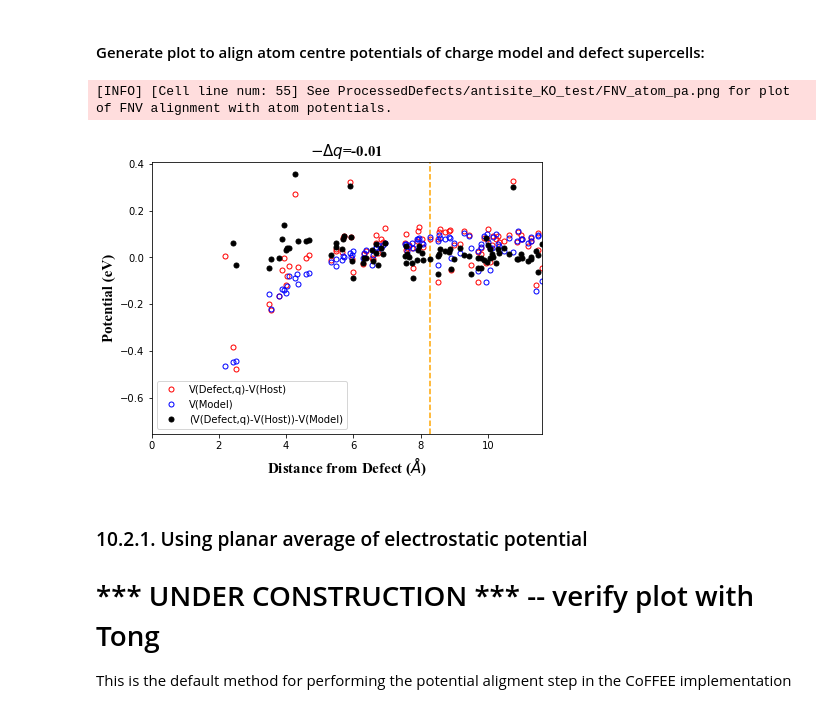
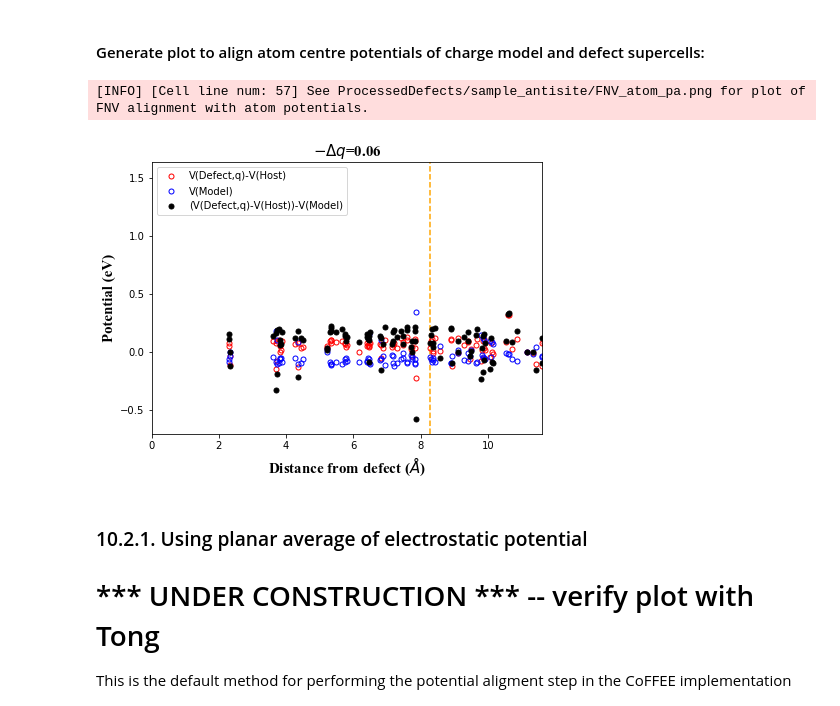
Before and after one commit to skw32/DefectCorrectionsNotebook, a Jupyter notebook: DefectCorrectionsNotebook.ipynb, the cells around one changed output. Cells and saved outputs as stored; diff of their text form; code cells hidden in the pictures.

```diff
--- a/DefectCorrectionsNotebook.ipynb
+++ b/DefectCorrectionsNotebook.ipynb
@@ -126,13 +126,13 @@ path_to_all_defects = receive_parameter(path_to_all_defects = './sample_data')
 # Outputs from FHI-aims calculation: dir with data for perfect host supercell
 path_to_host = receive_parameter(path_to_host = './sample_data/perfect')
 # Choose name for directory (dir) to store output files for defect currently being processed
-defect_outputs_dir = receive_parameter(defect_outputs_dir = 'antisite_KO_test')
+defect_outputs_dir = receive_parameter(defect_outputs_dir = 'sample_antisite')
 # Outputs from FHI-aims calculation: dir with defect you want to perform correction for
 path_to_defect = receive_parameter(path_to_defect = './sample_data/charged_antisite')
 # Outputs from FHI-aims calculation: dir with neutral version of defect you want to correct
 path_to_neutral = receive_parameter(path_to_neutral = './sample_data/neutral_antisite')
 # Enter charge state of defect you want to perform the correction for
-defect_charge = receive_parameter(defect_charge = +1)
+defect_charge = receive_parameter(defect_charge = -1)
 
 # Options to calculate E_corr with LZ and/ or FNV schemes
 LZ = receive_parameter(LZ = True)
@@ -478,17 +484,17 @@ if FNV == True:
     all_distances_to_boundaries = []
     for geom_file in glob.glob(os.path.join(path_to_all_defects,'**/geometry.in'), recursive=True):
         if not os.path.samefile(geom_file, host_geom):
-            defect_coords = dsa.read_atom_coords(geom_file)
-            defect_type = dsa.find_defect_type(host_coords, defect_coords)
+            defect_coords_tmp = dsa.read_atom_coords(geom_file)
+            defect_type_tmp = dsa.find_defect_type(host_coords, defect_coords)
             if (defect_type == 'vacancy'):
-                species_vac, defect_x, defect_y, defect_z, defect_line = dsa.vacancy_coords(host_coords, defect_coords)
+                species_vac_tmp, defect_x_tmp, defect_y_tmp, defect_z_tmp, defect_line_tmp = dsa.vacancy_coords(host_coords, defect_coords)
             elif (defect_type == 'interstitial'):
-                species_int, defect_x, defect_y, defect_z, defect_line = dsa.interstitial_coords(host_coords, defect_coords)
+                species_int_tmp, defect_x_tmp, defect_y_tmp, defect_z_tmp, defect_line_tmp = dsa.interstitial_coords(host_coords, defect_coords)
             elif (defect_type == 'antisite'):
-                species_in, species_out, defect_x, defect_y, defect_z, defect_line = dsa.antisite_coords(host_coords, defect_coords)
+                species_in_tmp, species_out_tmp, defect_x_tmp, defect_y_tmp, defect_z_tmp, defect_line_tmp = dsa.antisite_coords(host_coords, defect_coords)
             else:
                 logger.info("Error identifying defect type in "+str(geom_file))
-            all_distances_to_boundaries.append(min(dsa.defect_to_boundary(defect_x, defect_y, defect_z, supercell_dims[0], supercell_dims[1], supercell_dims[2])))
+            all_distances_to_boundaries.append(min(dsa.defect_to_boundary(defect_x_tmp, defect_y_tmp, defect_z_tmp, supercell_dims[0], supercell_dims[1], supercell_dims[2])))
 
     closest_defect_to_boundary = abs(min(all_distances_to_boundaries))
     # Define sigma for Gaussian as a 10% less than closest defect distance to boundary in dataset (in Angstroms)
@@ -661,11 +669,10 @@ if FNV == True and atom_centered_pa == True:
 
     hartree = 27.2116
 
-    # Defect location is reference to the host supercell for a vacancy or the defect supercell for an antisite or interstitial
-    if (defect_type == 'vacancy'):
-        coords_array = dsa.coords_to_array(host_coords_frac)
-    else:
-        coords_array = dsa.coords_to_array(defect_coords_frac)
+    # Defect location is referenced to perfect host supercell for antisite or vacancy
+    host_coords_array = dsa.coords_to_array(host_coords_frac)
+    # Defect location is referenced to defect supercell for interstitial
+    defect_coords_array = dsa.coords_to_array(defect_coords_frac)
 
     grid_t, model = ptt.py_read('V_G-model.npy')
     grid_g1, G1 = ptt.py_read('G1.npy')
@@ -674,9 +681,9 @@ if FNV == True and atom_centered_pa == True:
     grid = np.array(grid_t)
     grid.astype(int)
     model = model*hartree
-    model_atom_pots = apa.model_atomic_pot(host_atom_num,defect_line,grid,lattice_vec_array,coords_array,model,sigma,G1,G2,G3)
+    model_atom_pots = apa.model_atomic_pot(defect_type,host_atom_num,defect_line,grid,lattice_vec_array,host_coords_array,defect_coords_array,model,sigma,G1,G2,G3)
     model_atom_pots[:,1] = -1.0*model_atom_pots[:,1]
-    np.savetxt(os.path.join(defect_outputs_dir,'model_atom_potentials.txt'),model_atom_pots)
+    np.savetxt(os.path.join(defect_outputs_dir,'atom_potentials_FNV_model.txt'),model_atom_pots)
 # %% [output]
 TZ test calculations
 0  point
@@ -703,14 +710,16 @@ if FNV == True and atom_centered_pa == True:
     Full alignment (for E_corr and pa): q(V_0 - V_host) and q((V_charge-V_0) - V_model)
     """
 
-    # Generate plot for atom centred potentials of CoFFEE charge model and FHI-aims output
-    # (Adapted from bottom of Tong's original APA_script/plot.py)
+    # For aligning potential of charge model to charged defect supercell potential
+    defect_atom_pot = charged_defect_atom_pot
 
+    # Average free atom potentials read in from header of planar average potential FHI-aims output
+    # (Additional shift term necessary for FHI-aims)
     shift_H = apa.read_free_atom_pot(host_planeAv_pot)
-    shift_D = apa.read_free_atom_pot(charged_defect_planeAv_pot)
+    shift_D = apa.read_free_atom_pot(neutral_defect_planeAv_pot)
 
-    aims_atom_pots = apa.fhiaims_atomic_pot(host_atom_num,defect_atom_num,defect_line,lattice_vec_array,coords_array,host_atom_pot, charged_defect_atom_pot,shift_H,shift_D)
-    np.savetxt(os.path.join(defect_outputs_dir,'FHI-aims_atom_potentials_FNV.txt'),aims_atom_pots)
+    aims_atom_pots = apa.fhiaims_atomic_pot(defect_type,host_atom_num,defect_atom_num,defect_line,lattice_vec_array,host_coords_array, defect_coords_array, host_atom_pot, defect_atom_pot,shift_H,shift_D)
+    np.savetxt(os.path.join(defect_outputs_dir,'atom_potentials_FHI-aims_FNV.txt'),aims_atom_pots)
     volume = np.dot(lattice_vec_array[0,:],np.cross(lattice_vec_array[1,:],lattice_vec_array[2,:]))
 
     Rws = (volume*3.0/(4.0*np.pi))**(1.0/3.0)
@@ -718,7 +727,7 @@ if FNV == True and atom_centered_pa == True:
     temp_b = (lattice_vec_array[0][1]+lattice_vec_array[1][1]+lattice_vec_array[2][1])**2
     temp_c = (lattice_vec_array[0][2]+lattice_vec_array[1][2]+lattice_vec_array[2][2])**2
     Rwl  = 0.5*np.sqrt(temp_a + temp_b + temp_c)
-    Model = np.loadtxt(os.path.join(defect_outputs_dir,'model_atom_potentials.txt'))
+    Model = np.loadtxt(os.path.join(defect_outputs_dir,'atom_potentials_FNV_model.txt'))
     Diff = aims_atom_pots[:,1] - Model[:,1]
     Dim = len(Diff)
     number = 0
@@ -726,36 +735,36 @@ if FNV == True and atom_centered_pa == True:
 
     for i in range(Dim):
         #print(Model[i,0])
         if ((Model[i,0] > Rws) and (Model[i,0] < Rwl)):
             value += Diff[i]
             number += 1.0
 
     value = defect_charge*value/number
     value = -1.0*value
     value = '%.2f' % value
     title = r'$-\Delta q$'+'='+str(value)
     y_min = min(Model[:,1])
     y_max = max(Model[:,1])
     Ymin = y_min - 0.5*(y_max-y_min)
     Ymax = y_max + 0.5*(y_max-y_min)
     plt.clf()
     plt.xlim((0,Rwl))
     plt.ylim((Ymin,Ymax))
     plt.axvline(x=Rws,linestyle='--',color='orange')
     plt.title(title,fontsize=15,fontname = "Times New Roman")
     #plt.plot(X1,Y1,'or',label='V(Defect,q)-V(Defect,0)')
     plt.plot(aims_atom_pots[:,0],aims_atom_pots[:,1],'o',ms=5,markerfacecolor='none', markeredgecolor='red',label='V(Defect,q)-V(Host)')
     plt.plot(Model[:,0],Model[:,1],'o',ms=5,markerfacecolor='none', markeredgecolor='blue',label='V(Model)')
     plt.plot(Model[:,0],Diff,'ok',ms=5,label='(V(Defect,q)-V(Host))-V(Model)')
     plt.legend()
-    plt.xlabel(r'Distance from Defect ($\AA$)',fontsize=15,fontname = "Times New Roman")
+    plt.xlabel(r'Distance from defect ($\AA$)',fontsize=15,fontname = "Times New Roman")
     plt.ylabel('Potential (eV)',fontsize=15,fontname = "Times New Roman")
     plt.savefig(FNV_atom_pa_file,dpi=600)
 
     logger.info("See "+str(FNV_atom_pa_file)+" for plot of FNV alignment with atom potentials.")
 # %% [output]
-[INFO] [Cell line num: 55] See ProcessedDefects/antisite_KO_test/FNV_atom_pa.png for plot of FNV alignment with atom potentials.
+[INFO] [Cell line num: 57] See ProcessedDefects/sample_antisite/FNV_atom_pa.png for plot of FNV alignment with atom potentials.
-[figure, old version]
+[figure, new version]
 # %% [markdown]
 ### 10.2.1. Using planar average of electrostatic potential
 
```
Also changed, not shown: parts of 12 cells of this notebook, 20 other files.
